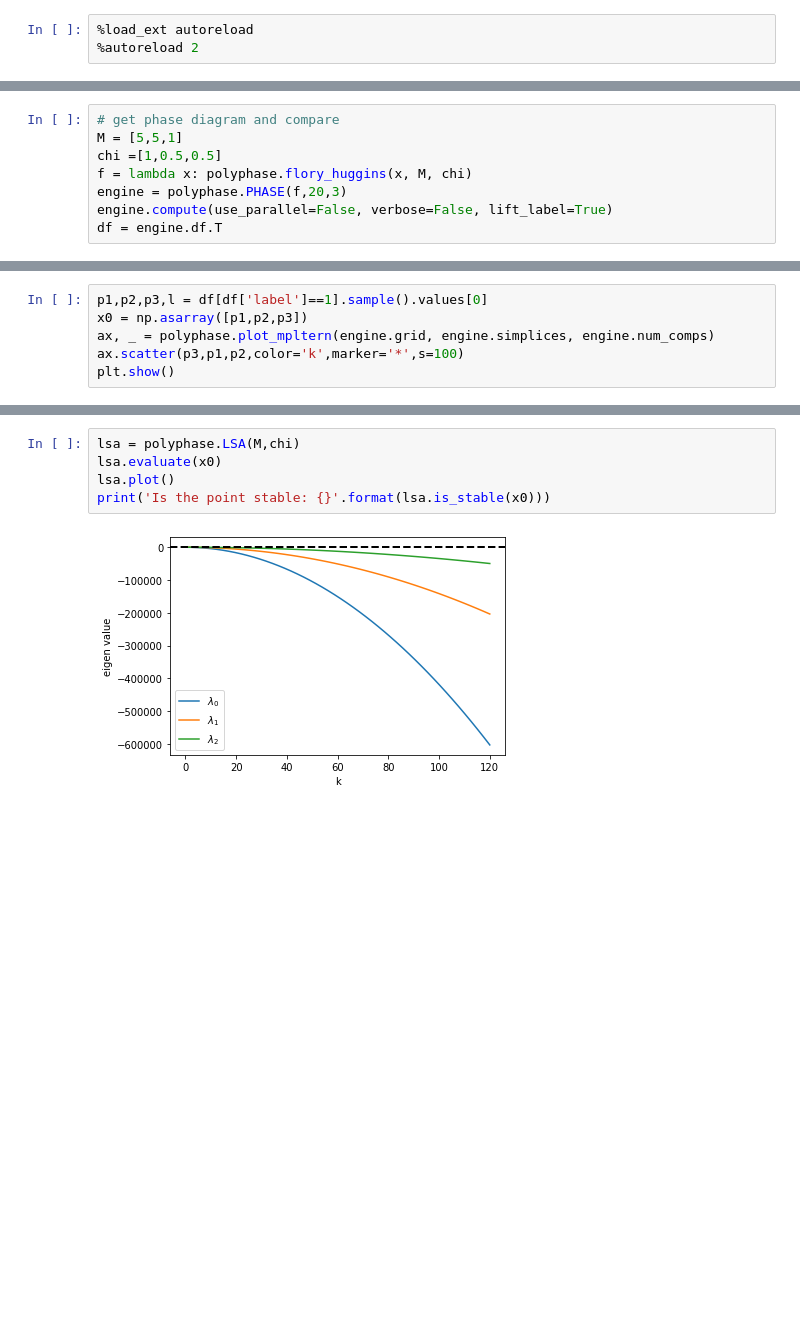
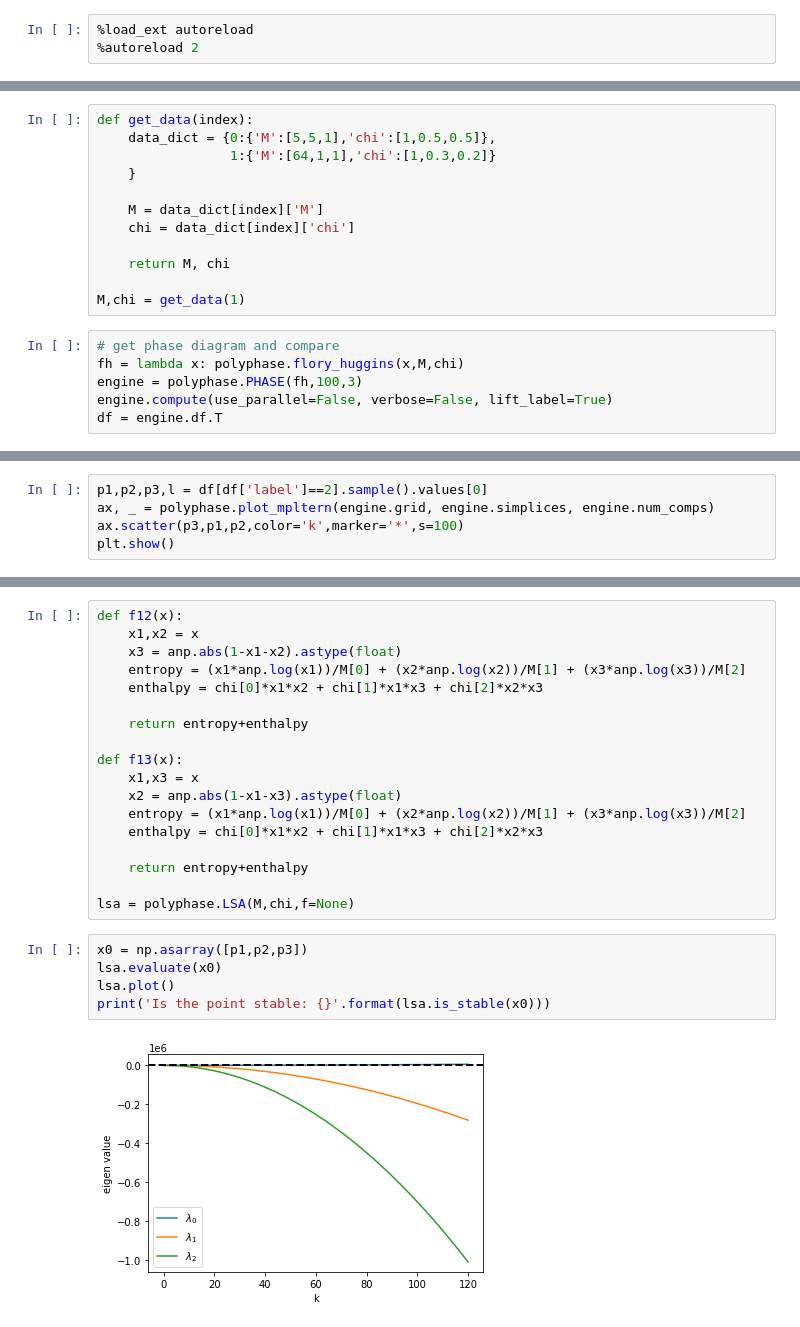
Before and after one commit to kiranvad/polyphase, a Jupyter notebook: notebooks/LSA.ipynb, the cells around one changed output, grey strips where cells are left out. Cells and saved outputs as stored; diff of their text form; blank space fills up the shorter version.

Commit message:
more tunings of visuals.py along with flexible function input to lsa.py

```diff
--- a/notebooks/LSA.ipynb
+++ b/notebooks/LSA.ipynb
@@ -9,9 +12,19 @@ import numpy as np
+# %%
+def get_data(index):
+    data_dict = {0:{'M':[5,5,1],'chi':[1,0.5,0.5]},
+                 1:{'M':[64,1,1],'chi':[1,0.3,0.2]}
+    }
+
+    M = data_dict[index]['M']
+    chi = data_dict[index]['chi']
+
+    return M, chi
+
+M,chi = get_data(1)
 # %%
 # get phase diagram and compare
-M = [5,5,1]
-chi =[1,0.5,0.5]
-f = lambda x: polyphase.flory_huggins(x, M, chi)
-engine = polyphase.PHASE(f,20,3)
+fh = lambda x: polyphase.flory_huggins(x,M,chi)
+engine = polyphase.PHASE(fh,100,3)
 engine.compute(use_parallel=False, verbose=False, lift_label=True)
 df = engine.df.T
 # %% [output]
@@ -19,6 +32,5 @@ Computation took 0.09s
 # %%
-p1,p2,p3,l = df[df['label']==1].sample().values[0]
-x0 = np.asarray([p1,p2,p3])
+p1,p2,p3,l = df[df['label']==2].sample().values[0]
 ax, _ = polyphase.plot_mpltern(engine.grid, engine.simplices, engine.num_comps)
 ax.scatter(p3,p1,p2,color='k',marker='*',s=100)
 plt.show()
@@ -27,7 +45,25 @@ plt.show()
+# %%
+def f12(x):
+    x1,x2 = x
+    x3 = anp.abs(1-x1-x2).astype(float)
+    entropy = (x1*anp.log(x1))/M[0] + (x2*anp.log(x2))/M[1] + (x3*anp.log(x3))/M[2]
+    enthalpy = chi[0]*x1*x2 + chi[1]*x1*x3 + chi[2]*x2*x3
+
+    return entropy+enthalpy
+
+def f13(x):
+    x1,x3 = x
+    x2 = anp.abs(1-x1-x3).astype(float)
+    entropy = (x1*anp.log(x1))/M[0] + (x2*anp.log(x2))/M[1] + (x3*anp.log(x3))/M[2]
+    enthalpy = chi[0]*x1*x2 + chi[1]*x1*x3 + chi[2]*x2*x3
+
+    return entropy+enthalpy
+
+lsa = polyphase.LSA(M,chi,f=None)
 # %%
-lsa = polyphase.LSA(M,chi)
+x0 = np.asarray([p1,p2,p3])
 lsa.evaluate(x0)
 lsa.plot()
 print('Is the point stable: {}'.format(lsa.is_stable(x0)))
 # %% [output]
-[figure, old version]
+[figure, new version]
```
Also changed, not shown: parts of 7 cells of this notebook, 6 other files.
